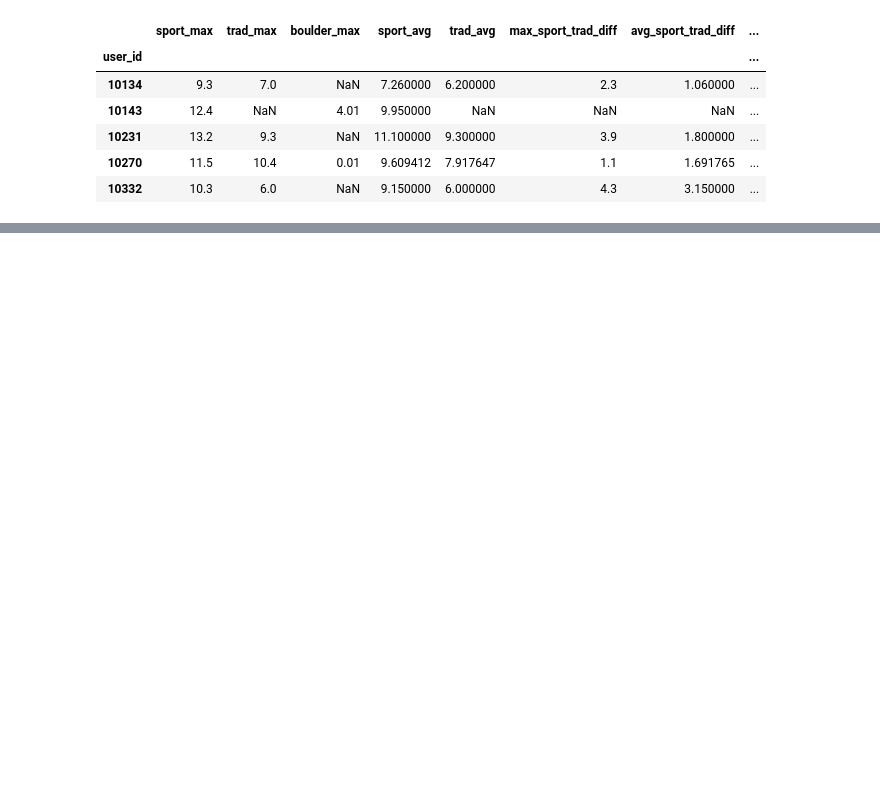
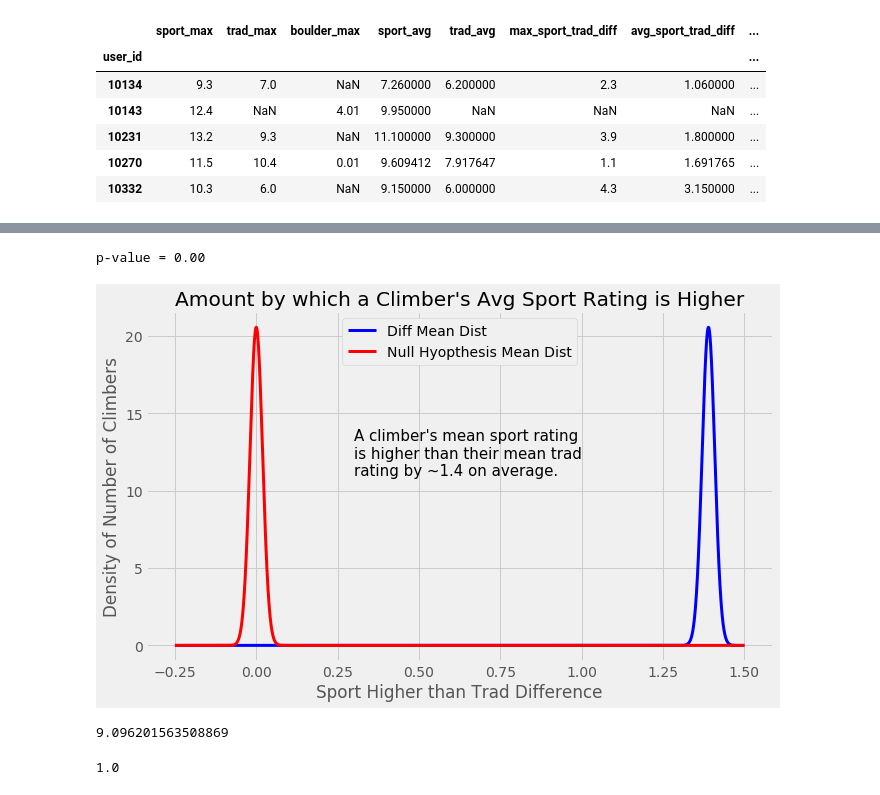
Before and after one commit to redwin21/trad-vs-sport, a Jupyter notebook: analysis/hypothesis_test.ipynb, the cells around one changed output, grey strips where cells are left out. Saved outputs shown, nothing was run; the diff lists cells and outputs as text; code cells hidden in the pictures; blank space fills up the shorter version.

```diff
--- a/analysis/hypothesis_test.ipynb
+++ b/analysis/hypothesis_test.ipynb
@@ -89,0 +151,61 @@ plt.savefig('./images/climber_stats.png', bbox_inches='tight')
+# %%
+# testing of difference perspective (sport - trad)
+# null hypothesis that they are the same would mean mean is 0
+# alt is that it is > 0
+
+avg_diff = np.mean(climber_stats['avg_sport_trad_diff'])
+var_diff = np.var(climber_stats['avg_sport_trad_diff'])
+n_diff = len(climber_stats[climber_stats['avg_sport_trad_diff'].notnull()])
+
+diff_norm_dist = stats.norm(avg_diff, np.sqrt(var_diff/n_diff))
+null_dist = stats.norm(0,np.sqrt(var_diff/n_diff))
+curve_x = np.linspace(-.25, 1.5, 10**4)
+p_val = 1-null_dist.cdf(avg_sport_higher)
+
+bins = 15
+alpha = .7
+lw = 3
+fig, ax = plt.subplots(figsize=(10,6))
+ax.plot(curve_x, diff_norm_dist.pdf(curve_x), linewidth=lw, color='b', label='Diff Mean Dist');
+ax.plot(curve_x, null_dist.pdf(curve_x),
+        linewidth=lw, color='r', label='Null Hyopthesis Mean Dist');
+# ax.axvline(avg_diff, color='blue', linestyle='--', alpha=0.5)
+# ax.text(-5, .2, f'p-value of {p_val:2.2f}', fontsize = 15)
+# ax.fill_between(np.linspace(avg_diff,5),
+#                 null_dist.pdf(np.linspace(avg_diff,5)),
+#                 color='red', alpha=0.3)
+ax.set_ylabel('Density of Number of Climbers');
+ax.set_xlabel('Sport Higher than Trad Difference');
+ax.set_title("Amount by which a Climber's Avg Sport Rating is Higher");
+ax.legend(loc='upper center', framealpha=1);
+ax.text(.3,11,"A climber's mean sport rating \nis higher than their mean trad \nrating by ~1.4 on average.", fontsize = 15)
+
+print(f'p-value = {p_val:2.2f}')
+
+plt.savefig('./images/avg_rating_norm_diff.png', bbox_inches='tight')
+# %% [output]
+p-value = 0.00
+[figure, added]
+# %%
+def sample_size_needed_for_power(alpha, power, mu0, mua, sigma):
+    standard_normal = stats.norm(0, 1)
+    beta = 1 - power
+    numerator = sigma * (standard_normal.ppf(1 - alpha) - standard_normal.ppf(beta))
+    denominator = mua - mu0
+    return (numerator / denominator) ** 2
+
+sample_size_needed_for_power(.05, .95, 0, 1.25, np.sqrt(var_diff))
+# %% [output]
+9.096201563508869
+# %%
+def compute_power(n, sigma, alpha, mu0, mua):
+    standard_error = sigma / n**0.5
+    h0 = stats.norm(mu0, standard_error)
+    ha = stats.norm(mua, standard_error)
+    critical_value = h0.ppf(1 - alpha)
+    power = 1 - ha.cdf(critical_value)
+    return power
+
+compute_power(n_diff, np.sqrt(var_diff), .05, 0, avg_diff)
+# %% [output]
+1.0
```
Also changed, not shown: parts of 5 cells of this notebook.
